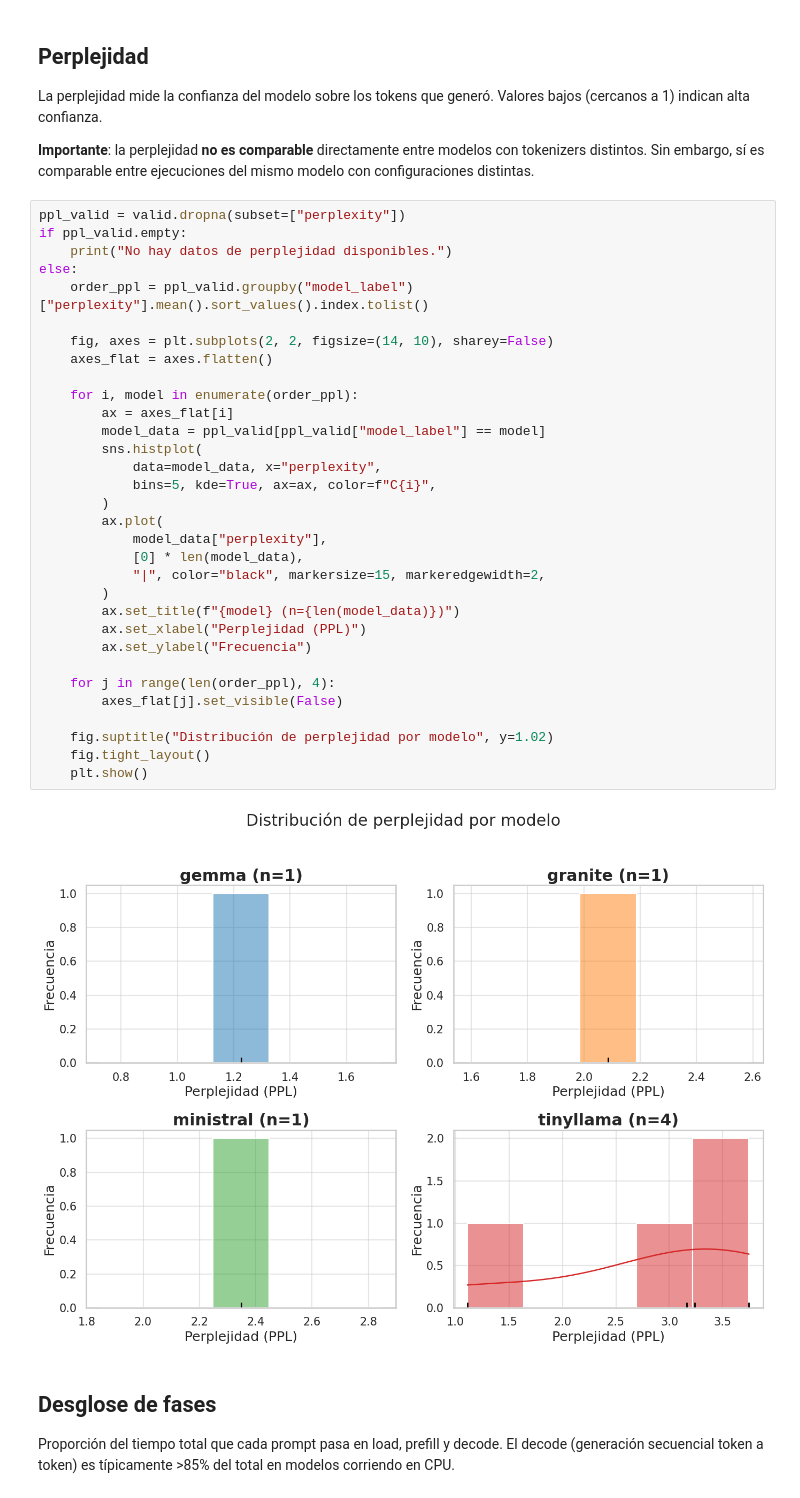
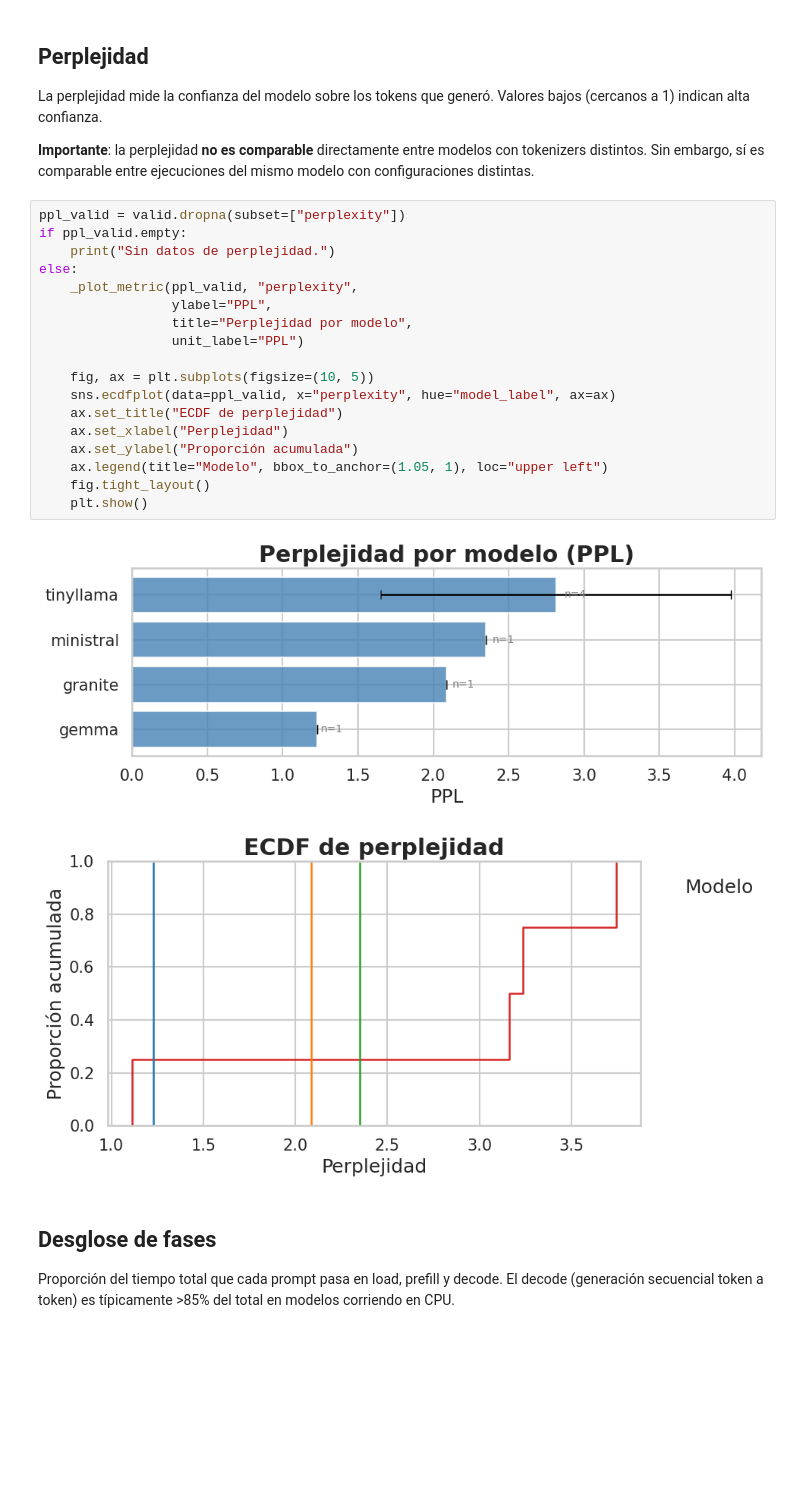
Before and after one commit to TFG-yisuscc/MonitorSystemVisualizer, a Jupyter notebook: notebooks/03_inferencia_metricas.ipynb, the cells around one changed output. Saved outputs shown, nothing was run; the diff lists cells and outputs as text; blank space fills up the shorter version.

```diff
--- a/notebooks/03_inferencia_metricas.ipynb
+++ b/notebooks/03_inferencia_metricas.ipynb
@@ -176,37 +221,24 @@ ejecuciones del mismo modelo con configuraciones distintas.
 # %%
 ppl_valid = valid.dropna(subset=["perplexity"])
 if ppl_valid.empty:
-    print("No hay datos de perplejidad disponibles.")
+    print("Sin datos de perplejidad.")
 else:
-    order_ppl = ppl_valid.groupby("model_label")["perplexity"].mean().sort_values().index.tolist()
+    _plot_metric(ppl_valid, "perplexity",
+                 ylabel="PPL",
+                 title="Perplejidad por modelo",
+                 unit_label="PPL")
 
-    fig, axes = plt.subplots(2, 2, figsize=(14, 10), sharey=False)
-    axes_flat = axes.flatten()
-
-    for i, model in enumerate(order_ppl):
-        ax = axes_flat[i]
-        model_data = ppl_valid[ppl_valid["model_label"] == model]
-        sns.histplot(
-            data=model_data, x="perplexity",
-            bins=5, kde=True, ax=ax, color=f"C{i}",
-        )
-        ax.plot(
-            model_data["perplexity"],
-            [0] * len(model_data),
-            "|", color="black", markersize=15, markeredgewidth=2,
-        )
-        ax.set_title(f"{model} (n={len(model_data)})")
-        ax.set_xlabel("Perplejidad (PPL)")
-        ax.set_ylabel("Frecuencia")
-
-    for j in range(len(order_ppl), 4):
-        axes_flat[j].set_visible(False)
-
-    fig.suptitle("Distribución de perplejidad por modelo", y=1.02)
+    fig, ax = plt.subplots(figsize=(10, 5))
+    sns.ecdfplot(data=ppl_valid, x="perplexity", hue="model_label", ax=ax)
+    ax.set_title("ECDF de perplejidad")
+    ax.set_xlabel("Perplejidad")
+    ax.set_ylabel("Proporción acumulada")
+    ax.legend(title="Modelo", bbox_to_anchor=(1.05, 1), loc="upper left")
     fig.tight_layout()
     plt.show()
 # %% [output]
-[figure, old version]
+[figure, new version]
+[figure, added]
 # %% [markdown]
 ## Desglose de fases
 
```
Also changed, not shown: parts of 4 cells of this notebook, 10 other files.
